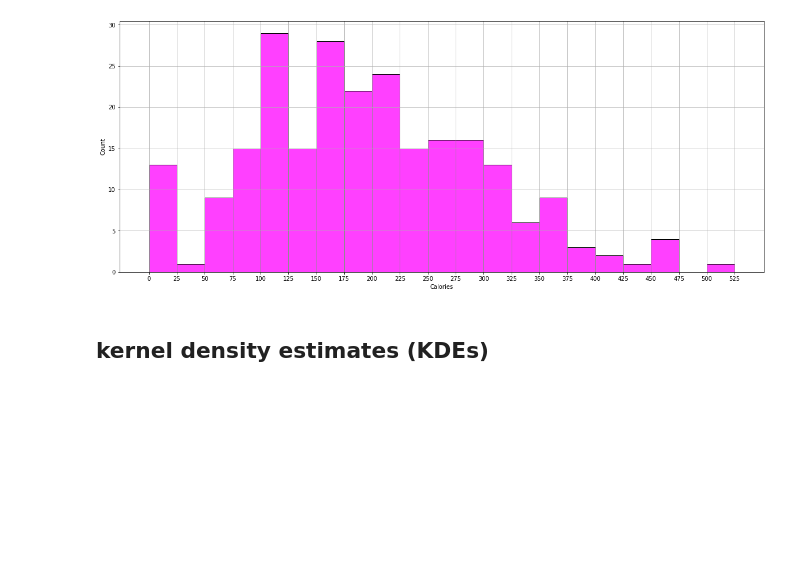
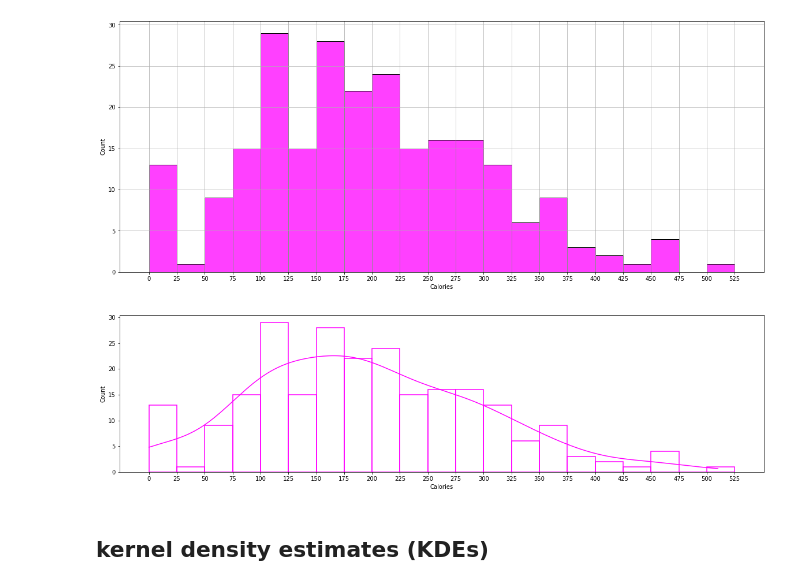
Before and after one commit to SamaSamrin/Python-Data-Visualization-Guide, a Jupyter notebook: DV_Practice.ipynb, the cells around one changed output. Drawn from its saved outputs; the diff is of its cells as text; code cells hidden in the pictures; blank space fills up the shorter version.

Commit message:
added histogram with unfilled bars and KDE at the same time

```diff
--- a/DV_Practice.ipynb
+++ b/DV_Practice.ipynb
@@ -298,6 +298,14 @@ plt.grid()
 plt.show()
 # %% [output]
 [figure]
+# %%
+plt.figure(figsize=(20,5))
+sns.histplot(x='Calories', data=drinks, binwidth=25, fill=False, kde=True, color="magenta")
+plt.xticks(np.arange(0,526,25))
+
+plt.show()
+# %% [output]
+[figure, added]
 # %% [markdown]
 ## kernel density estimates (KDEs)
 # %%
```
